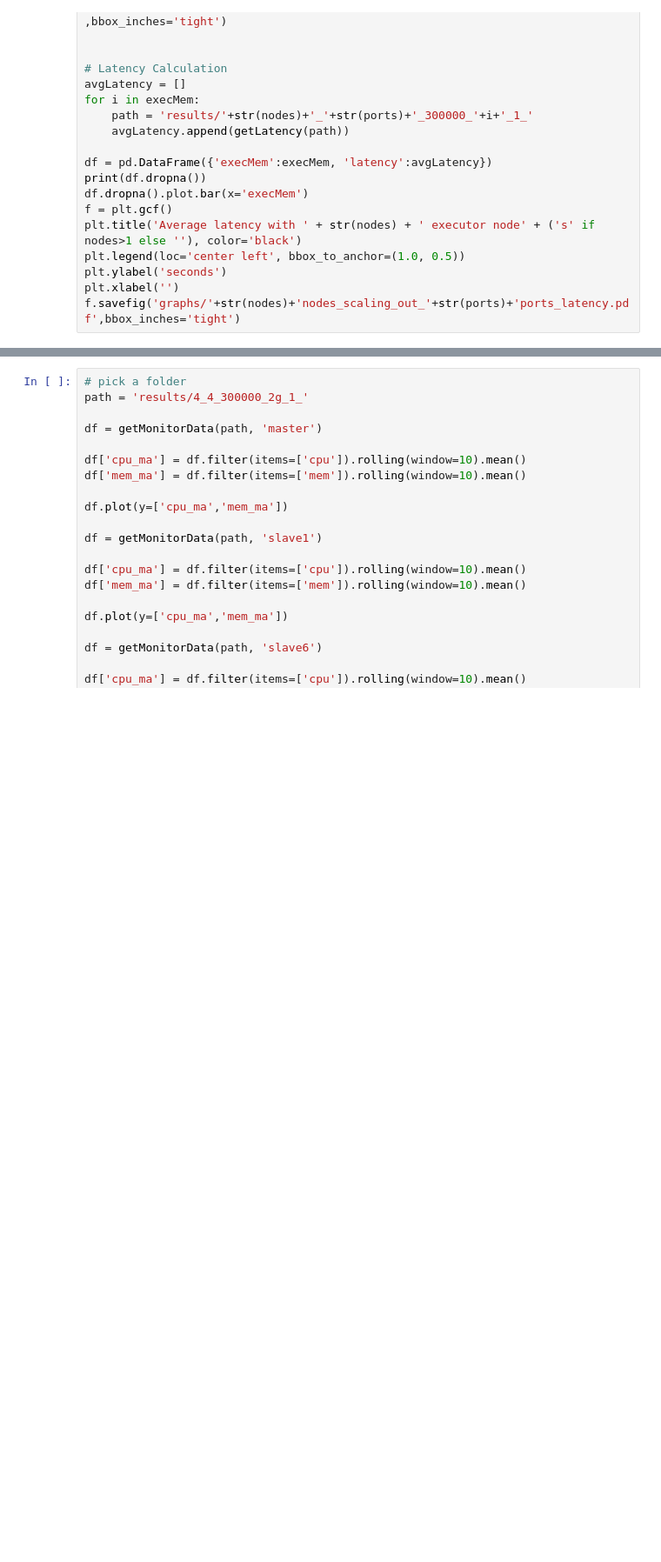
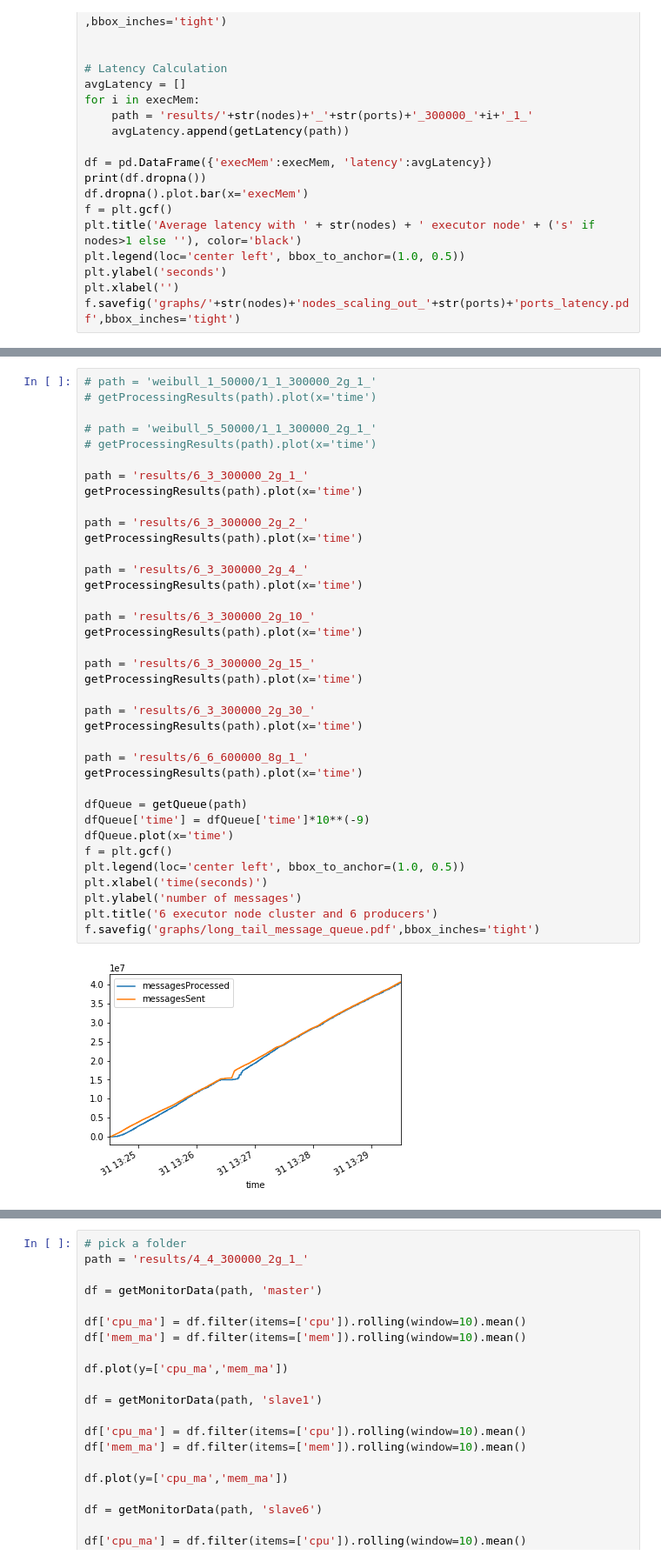
Before and after one commit to ronaldnoronha/SocketStreamingKMeansExperiment, a Jupyter notebook: analyseResults.ipynb, the cells around one changed output, grey strips where cells are left out. Shown at 87% size. Cells and saved outputs as stored; diff of their text form; blank space fills up the shorter version.

```diff
--- a/analyseResults.ipynb
+++ b/analyseResults.ipynb
@@ -417,0 +382,39 @@ getProcessingResults(path).plot(x='time')
+# %%
+# path = 'weibull_1_50000/1_1_300000_2g_1_'
+# getProcessingResults(path).plot(x='time')
+
+# path = 'weibull_5_50000/1_1_300000_2g_1_'
+# getProcessingResults(path).plot(x='time')
+
+path = 'results/6_3_300000_2g_1_'
+getProcessingResults(path).plot(x='time')
+
+path = 'results/6_3_300000_2g_2_'
+getProcessingResults(path).plot(x='time')
+
+path = 'results/6_3_300000_2g_4_'
+getProcessingResults(path).plot(x='time')
+
+path = 'results/6_3_300000_2g_10_'
+getProcessingResults(path).plot(x='time')
+
+path = 'results/6_3_300000_2g_15_'
+getProcessingResults(path).plot(x='time')
+
+path = 'results/6_3_300000_2g_30_'
+getProcessingResults(path).plot(x='time')
+
+path = 'results/6_6_600000_8g_1_'
+getProcessingResults(path).plot(x='time')
+
+dfQueue = getQueue(path)
+dfQueue['time'] = dfQueue['time']*10**(-9)
+dfQueue.plot(x='time')
+f = plt.gcf()
+plt.legend(loc='center left', bbox_to_anchor=(1.0, 0.5))
+plt.xlabel('time(seconds)')
+plt.ylabel('number of messages')
+plt.title('6 executor node cluster and 6 producers')
+f.savefig('graphs/long_tail_message_queue.pdf',bbox_inches='tight')
+# %% [output]
+[figure, added]
```
Also changed, not shown: parts of 7 cells of this notebook, 3 other files.
